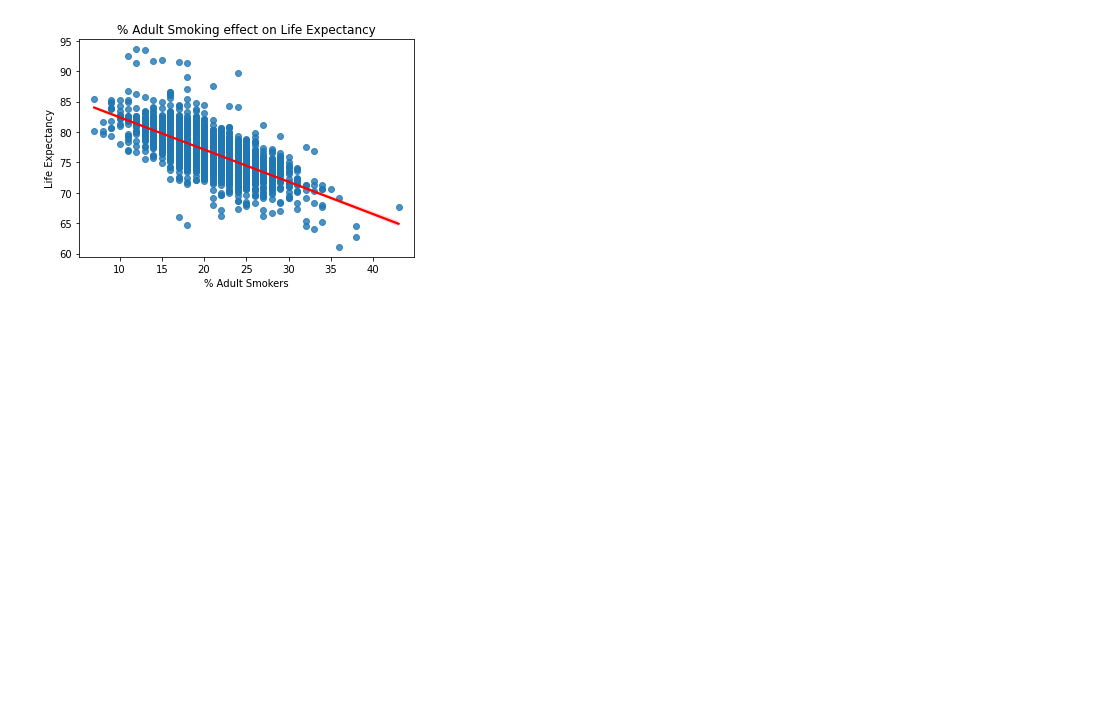
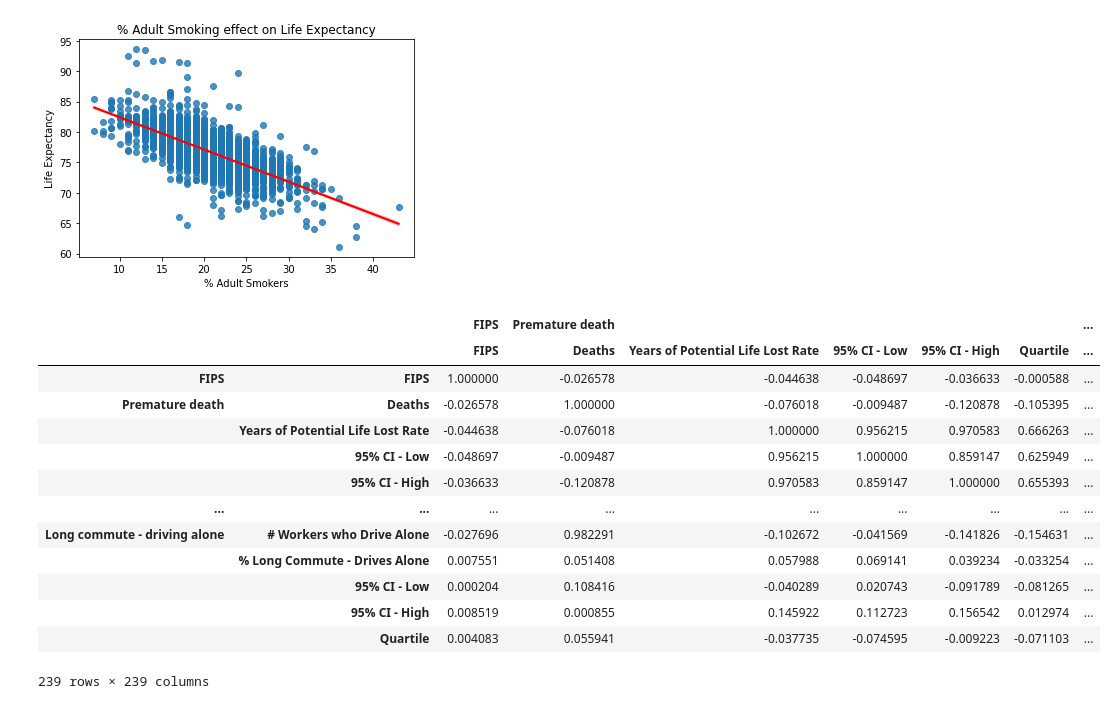
Before and after one commit to MDaily7/Life-Expectancy-In-the-US, a Jupyter notebook: Health Rankings Data/Import and Explore Health Rankings Data.ipynb, the cells around one changed output. Drawn from its saved outputs; the diff is of its cells as text; code cells hidden in the pictures; blank space fills up the shorter version.

```diff
--- a/Health Rankings Data/Import and Explore Health Rankings Data.ipynb
+++ b/Health Rankings Data/Import and Explore Health Rankings Data.ipynb
@@ -265,3 +246,20 @@ plt.title('% Adult Smoking effect on Life Expectancy')
 # %% [output]
 Text(0.5, 1.0, '% Adult Smoking effect on Life Expectancy')
 [figure]
+# %%
+health_measures_df.corr()
+# %% [output]
+|  |  | FIPS | Premature death |  |  |  |  | ... |
+|  |  | FIPS | Deaths | Years of Potential Life Lost Rate | 95% CI - Low | 95% CI - High | Quartile | ... |
+| FIPS | FIPS | 1.000000 | -0.026578 | -0.044638 | -0.048697 | -0.036633 | -0.000588 | ... |
+| Premature death | Deaths | -0.026578 | 1.000000 | -0.076018 | -0.009487 | -0.120878 | -0.105395 | ... |
+|  | Years of Potential Life Lost Rate | -0.044638 | -0.076018 | 1.000000 | 0.956215 | 0.970583 | 0.666263 | ... |
+|  | 95% CI - Low | -0.048697 | -0.009487 | 0.956215 | 1.000000 | 0.859147 | 0.625949 | ... |
+|  | 95% CI - High | -0.036633 | -0.120878 | 0.970583 | 0.859147 | 1.000000 | 0.655393 | ... |
+| ... | ... | ... | ... | ... | ... | ... | ... | ... |
+| Long commute - driving alone | # Workers who Drive Alone | -0.027696 | 0.982291 | -0.102672 | -0.041569 | -0.141826 | -0.154631 | ... |
+|  | % Long Commute - Drives Alone | 0.007551 | 0.051408 | 0.057988 | 0.069141 | 0.039234 | -0.033254 | ... |
+|  | 95% CI - Low | 0.000204 | 0.108416 | -0.040289 | 0.020743 | -0.091789 | -0.081265 | ... |
+|  | 95% CI - High | 0.008519 | 0.000855 | 0.145922 | 0.112723 | 0.156542 | 0.012974 | ... |
+|  | Quartile | 0.004083 | 0.055941 | -0.037735 | -0.074595 | -0.009223 | -0.071103 | ... |
+239 rows × 239 columns
```
Also changed, not shown: parts of 1 cell of this notebook, 1 other file.
